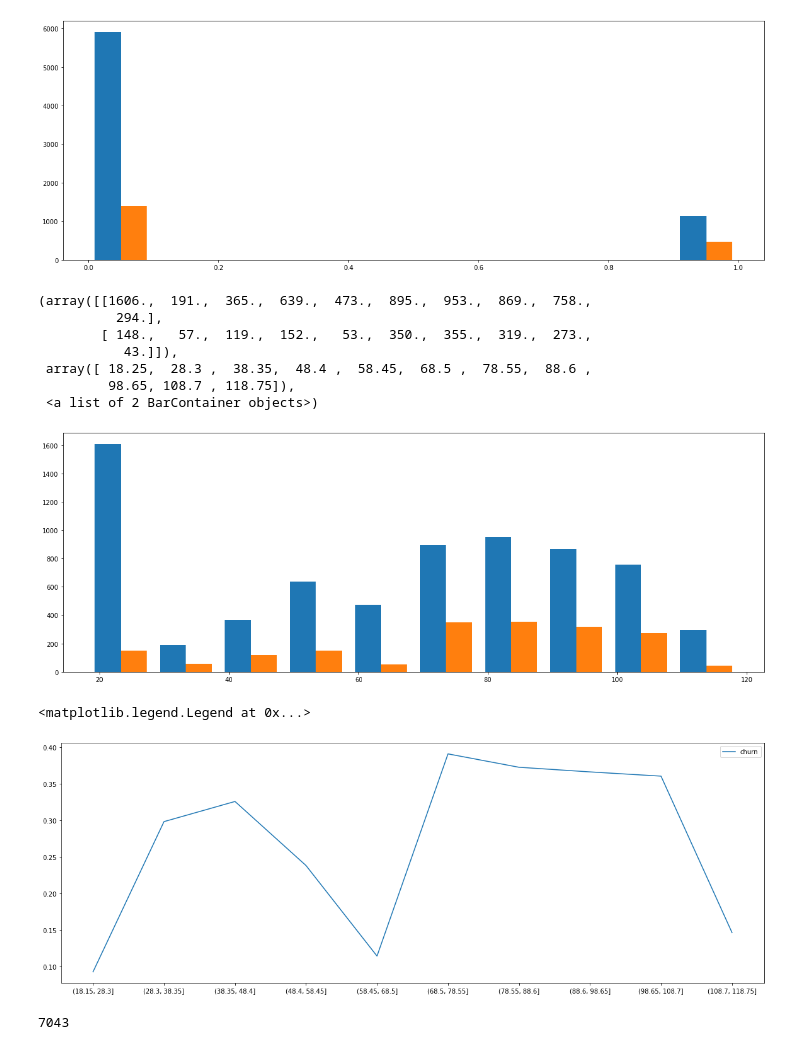
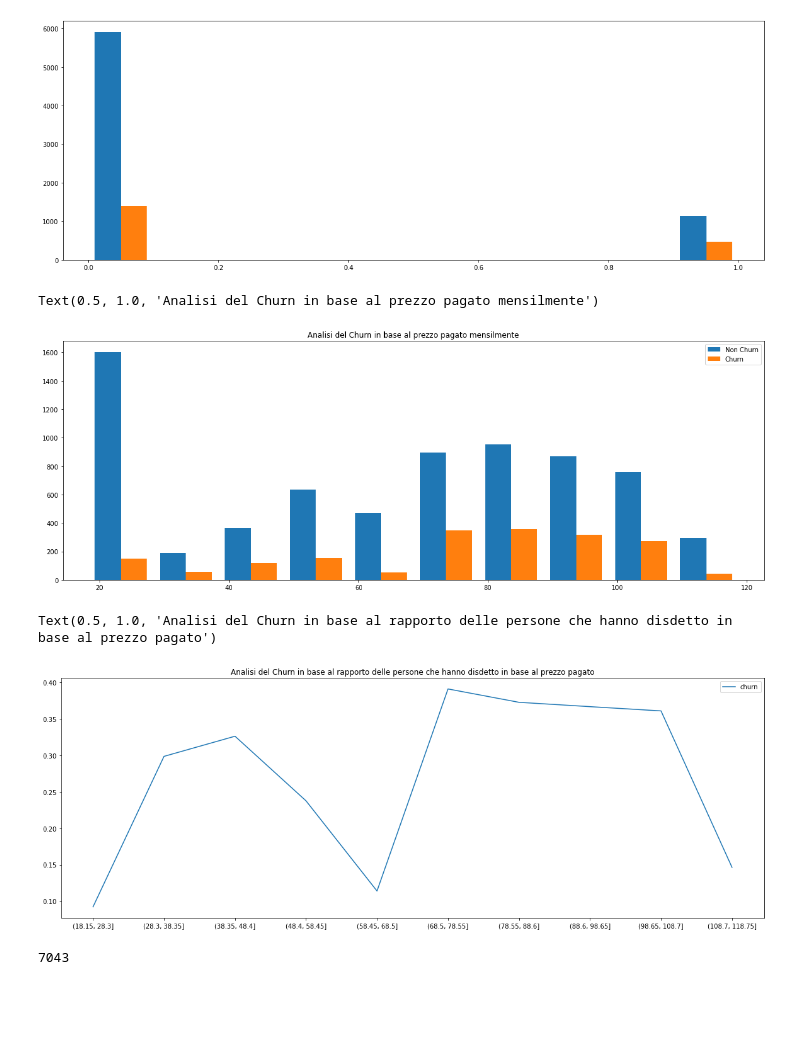
Before and after one commit to LucaCavioni/UFS-04_CHURN-Analisis, a Jupyter notebook: notebook/MS_Esplorazione_Dataset.ipynb, the cells around one changed output. Drawn from its saved outputs; the diff is of its cells as text; code cells hidden in the pictures; blank space fills up the shorter version.

```diff
--- a/notebook/MS_Esplorazione_Dataset.ipynb
+++ b/notebook/MS_Esplorazione_Dataset.ipynb
@@ -3,7 +3,7 @@ import pandas as pd
 import matplotlib.pyplot as plt
 plt.rcParams["figure.figsize"] = (20,7)
 # %%
-df = pd.read_csv('..\data\WA_Fn-UseC_-Telco-Customer-Churn.csv')
+df = pd.read_csv('..\dati\WA_Fn-UseC_-Telco-Customer-Churn.csv')
 df.head()
 # alcune colonne sono da fattorizzare come gender, Partner, Dependents...
 # %% [output]
@@ -182,23 +182,20 @@ df_range_mon_churn = df_range_mon_churn.to_frame()
 rapporto_churn=(df_range_mon_churn/df_range_mon)
 # %%
 plt.hist([df.MonthlyCharges, df.MonthlyCharges.loc[df.Churn == 'Yes']], label = ['Non Churn', 'Churn'])
+plt.legend()
+plt.title("Analisi del Churn in base al prezzo pagato mensilmente")
 # BUONO
 # %% [output]
-(array([[1606.,  191.,  365.,  639.,  473.,  895.,  953.,  869.,  758.,
-          294.],
-        [ 148.,   57.,  119.,  152.,   53.,  350.,  355.,  319.,  273.,
-           43.]]),
- array([ 18.25,  28.3 ,  38.35,  48.4 ,  58.45,  68.5 ,  78.55,  88.6 ,
-         98.65, 108.7 , 118.75]),
- <a list of 2 BarContainer objects>)
+Text(0.5, 1.0, 'Analisi del Churn in base al prezzo pagato mensilmente')
-[figure, old version]
+[figure, new version]
 # %%
 plt.plot(rapporto_churn.index.astype('str'),rapporto_churn.MonthlyCharges,label = 'churn')
 plt.legend()
+plt.title("Analisi del Churn in base al rapporto delle persone che hanno disdetto in base al prezzo pagato")
 #BUONO
 # %% [output]
-<matplotlib.legend.Legend at 0x...>
+Text(0.5, 1.0, 'Analisi del Churn in base al rapporto delle persone che hanno disdetto in base al prezzo pagato')
-[figure, old version]
+[figure, new version]
 # %%
 df.MonthlyCharges.shape[0]
 # %% [output]
```
Also changed, not shown: parts of 8 cells of this notebook.
